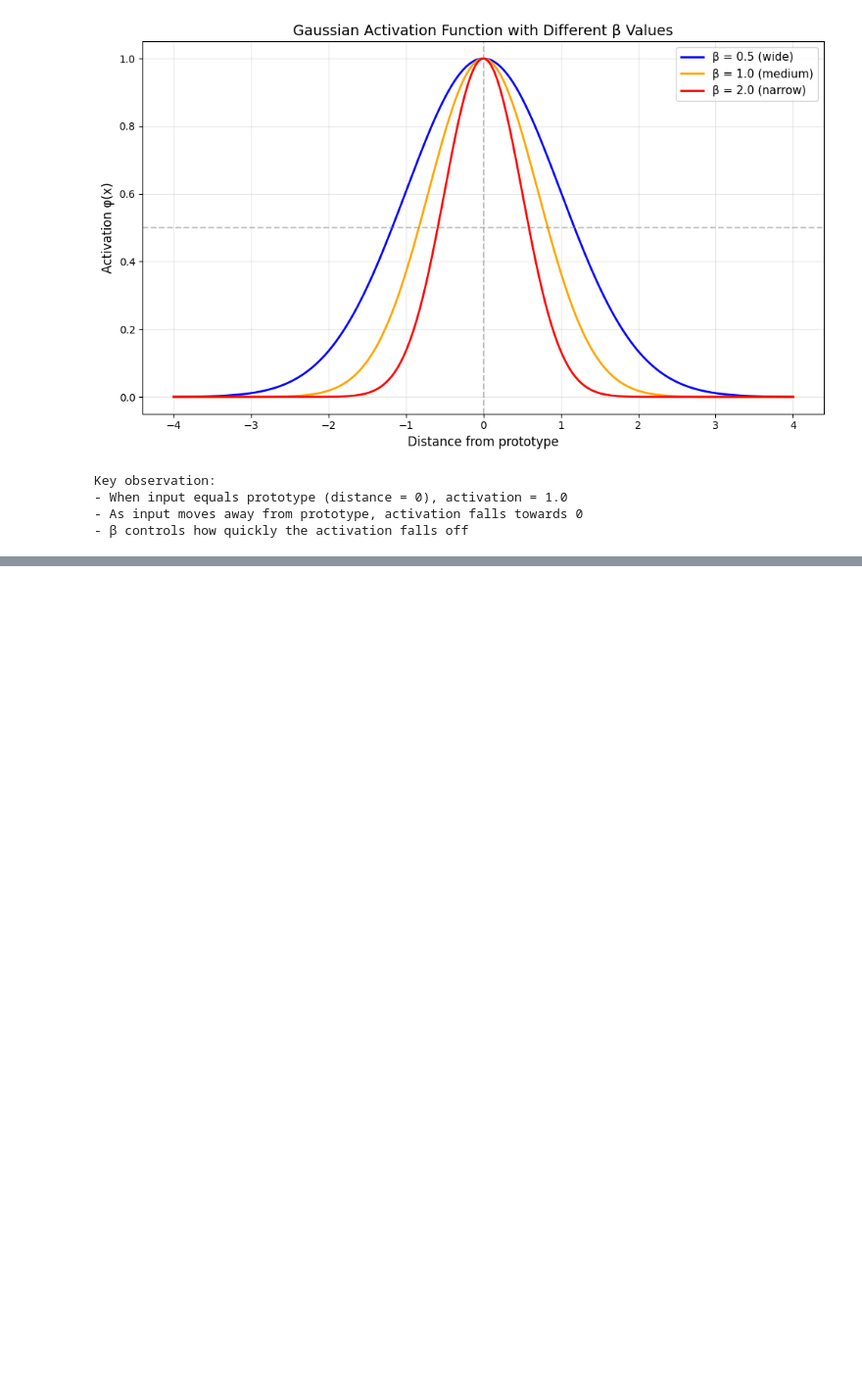
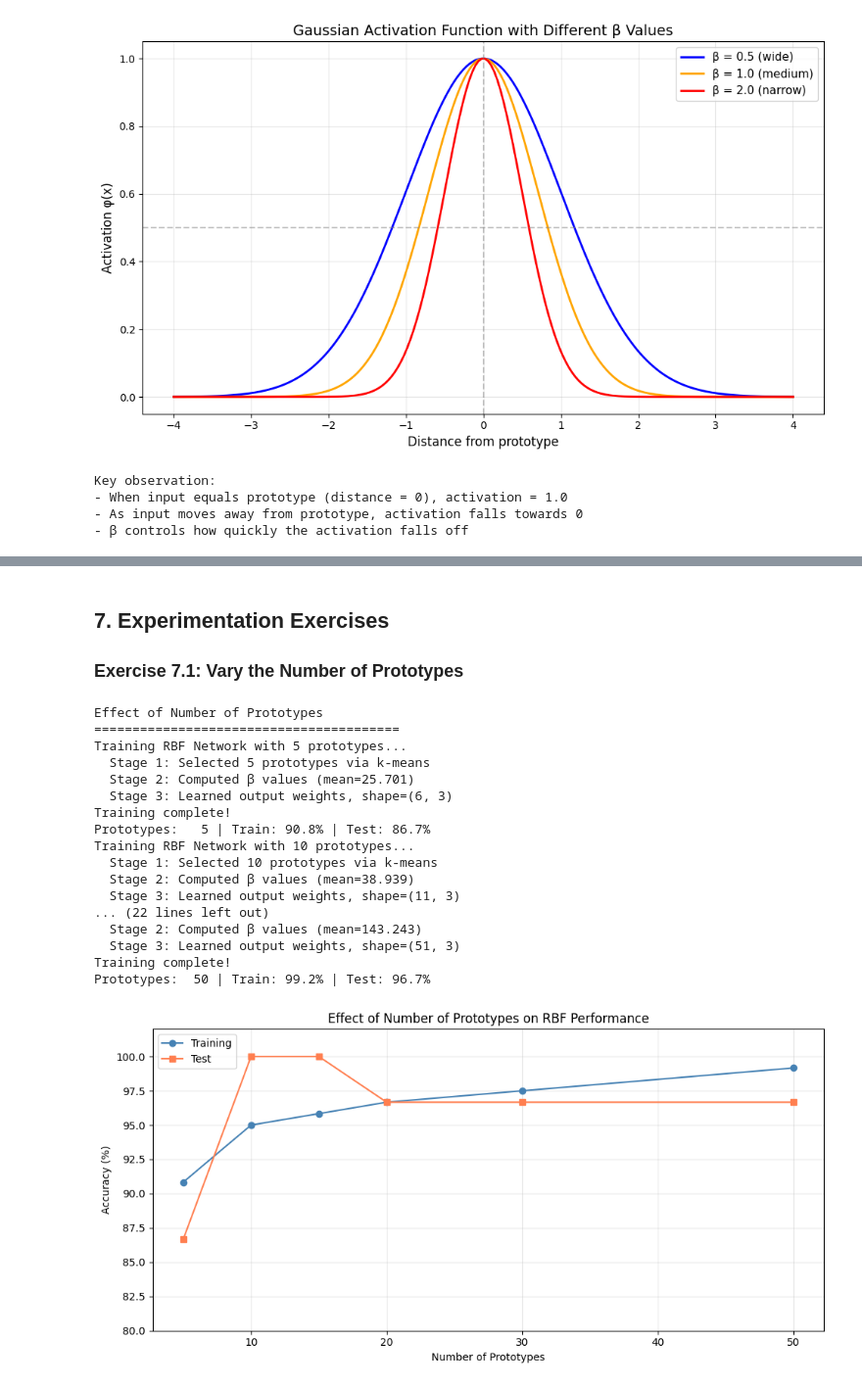
Before and after one commit to KarolisBz/ARTIFICIAL-INTELLIGENCE-LABS, a Jupyter notebook: Lab3/Lab3.ipynb, the cells around one changed output, grey strips where cells are left out. Shown at 98% size. Saved outputs shown, nothing was run; the diff lists cells and outputs as text; code cells hidden in the pictures; blank space fills up the shorter version.

```diff
--- a/Lab3/Lab3.ipynb
+++ b/Lab3/Lab3.ipynb
@@ -81,0 +613,17 @@ Key observation:
+# %%
+# Method 2: RBFSampler + Linear Classifier# This explicitly creates RBF features, similar to our from-scratch approach
+print("\nsklearn: RBFSampler + Linear Classifier")
+print("=" * 40)
+
+# Create pipeline: RBF features → Linear classifier
+rbf_pipeline = make_pipeline(
+    RBFSampler(gamma=1.0, n_components=30, random_state=42),  # 30 RBF features
+    SGDClassifier(max_iter=1000, random_state=42))
+
+rbf_pipeline.fit(X_train, np.argmax(y_train, axis=1))
+
+rbf_pipe_train_accuracy = rbf_pipeline.score(X_train, np.argmax(y_train, axis=1))
+rbf_pipe_test_accuracy = rbf_pipeline.score(X_test, y_test_labels)
+
+print(f"Training Accuracy: {rbf_pipe_train_accuracy * 100:.2f}%")
+print(f"Test Accuracy:     {rbf_pipe_test_accuracy * 100:.2f}%")
@@ -81,0 +635,63 @@ Key observation:
+# %% [markdown]
+## 7. Experimentation Exercises
+### Exercise 7.1: Vary the Number of Prototypes
+# %%
+# Experiment: Effect of number of prototypes
+
+prototype_counts = [5, 10, 15, 20, 30, 50]
+results = []
+
+print("Effect of Number of Prototypes")
+print("=" * 40)
+
+for n_proto in prototype_counts:
+    rbf_exp = RBFNetwork(n_prototypes=n_proto)
+    rbf_exp.fit(X_train, y_train)
+
+    train_acc = accuracy_score(np.argmax(y_train, axis=1), rbf_exp.predict(X_train))
+    test_acc = accuracy_score(y_test_labels, rbf_exp.predict(X_test))
+
+    results.append((n_proto, train_acc, test_acc))
+    print(f"Prototypes: {n_proto:3d} | Train: {train_acc*100:.1f}% | Test: {test_acc*100:.1f}%")
+
+# Plot results
+fig, ax = plt.subplots(figsize=(10, 5))
+
+proto, train_accs, test_accs = zip(*results)
+ax.plot(proto, [a*100 for a in train_accs], 'o-', label='Training', color='steelblue')
+ax.plot(proto, [a*100 for a in test_accs], 's-', label='Test', color='coral')
+
+ax.set_xlabel('Number of Prototypes')
+ax.set_ylabel('Accuracy (%)')
+ax.set_title('Effect of Number of Prototypes on RBF Performance')
+ax.legend()
+ax.grid(True, alpha=0.3)
+ax.set_ylim(80, 102)
+
+plt.tight_layout()
+plt.savefig('rbf_prototype_experiment.png', dpi=150)
+plt.show()
+
+print("\nObservations:")
+print("- Too few prototypes: underfitting (network can't represent the data)")
+print("- Too many prototypes: overfitting risk and slower computation")
+print("- Sweet spot depends on dataset complexity")
+# %% [output]
+Effect of Number of Prototypes
+========================================
+Training RBF Network with 5 prototypes...
+  Stage 1: Selected 5 prototypes via k-means
+  Stage 2: Computed β values (mean=25.701)
+  Stage 3: Learned output weights, shape=(6, 3)
+Training complete!
+Prototypes:   5 | Train: 90.8% | Test: 86.7%
+Training RBF Network with 10 prototypes...
+  Stage 1: Selected 10 prototypes via k-means
+  Stage 2: Computed β values (mean=38.939)
+  Stage 3: Learned output weights, shape=(11, 3)
+... (22 lines left out)
+  Stage 2: Computed β values (mean=143.243)
+  Stage 3: Learned output weights, shape=(51, 3)
+Training complete!
+Prototypes:  50 | Train: 99.2% | Test: 96.7%
+[figure, added]
```
Also changed, not shown: parts of 18 cells of this notebook, 6 other files.
